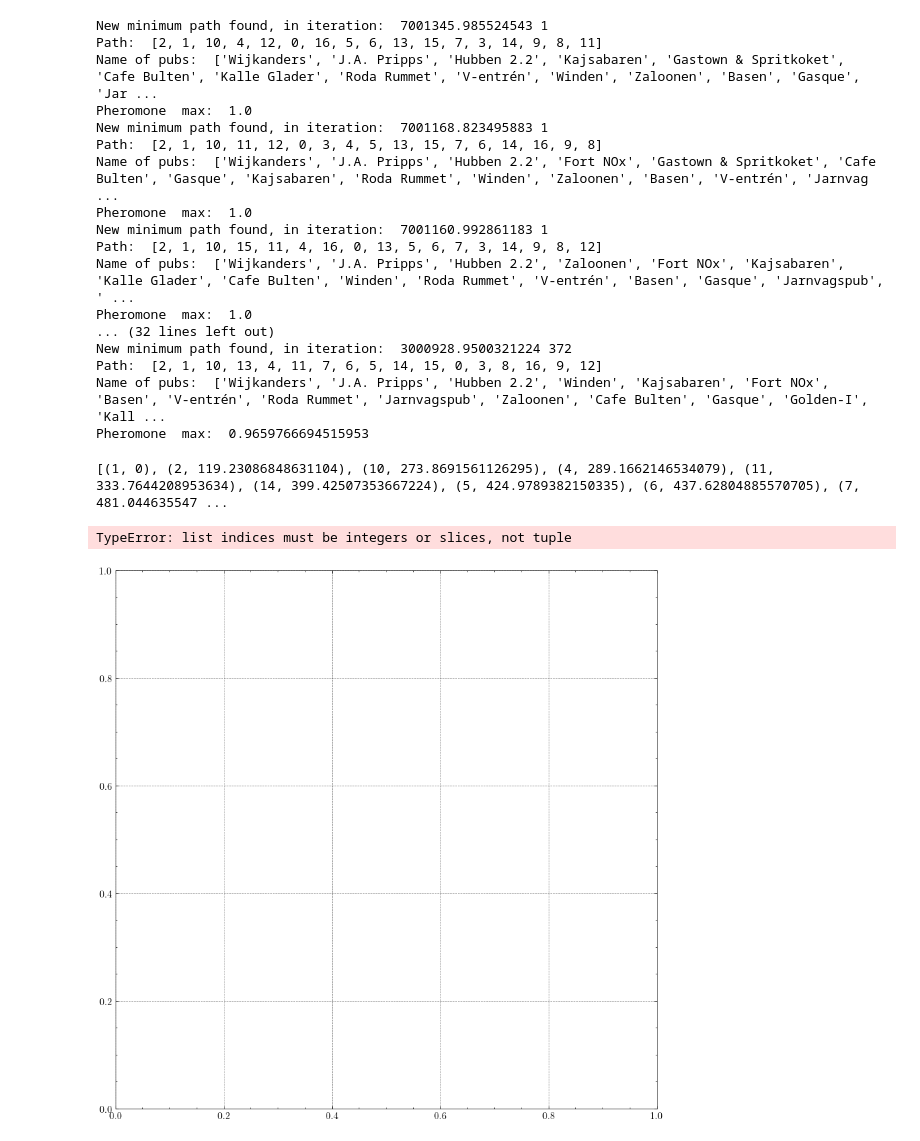
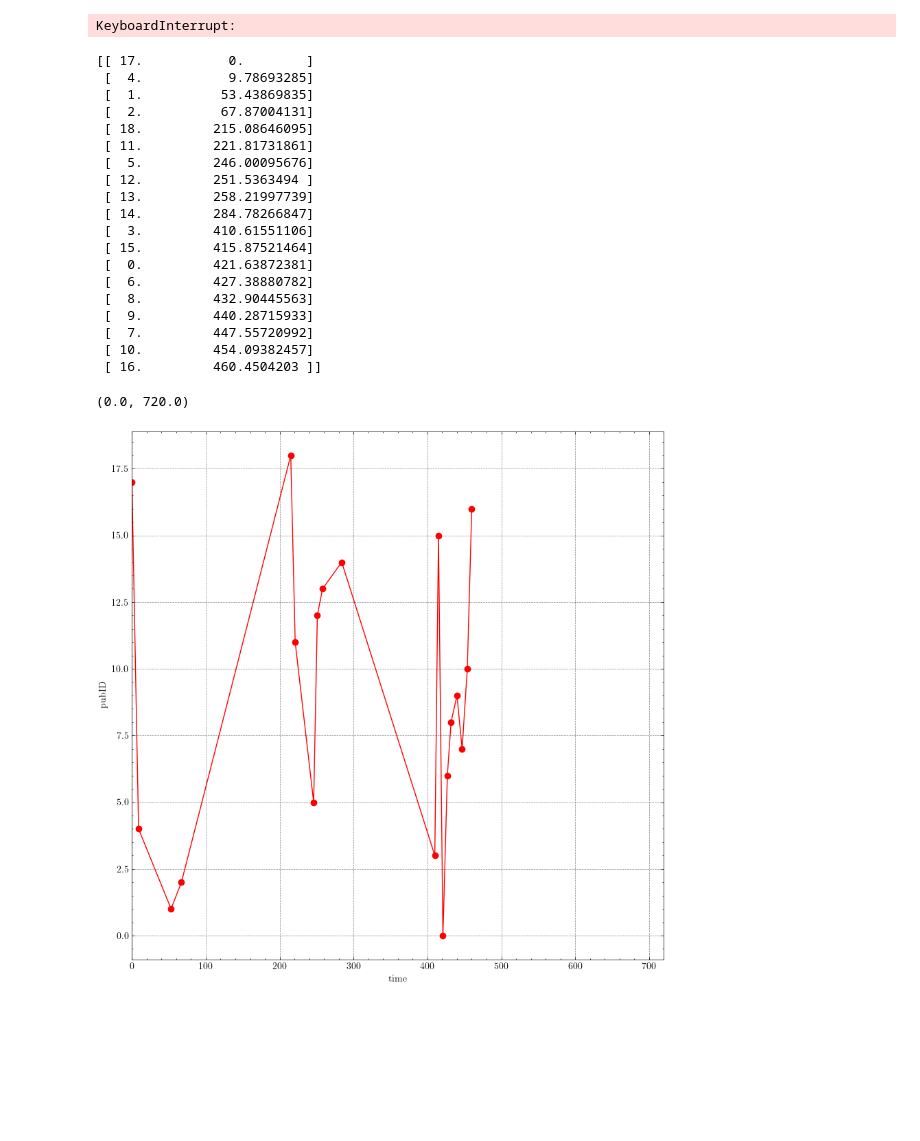
Before and after one commit to FelixWaldschock/Chalmers_FFR120_PubCrawl, a Jupyter notebook: Testing_WithTimeDependence.ipynb, the cells around one changed output. Drawn from its saved outputs; the diff is of its cells as text; code cells hidden in the pictures; blank space fills up the shorter version.

```diff
--- a/Testing_WithTimeDependence.ipynb
+++ b/Testing_WithTimeDependence.ipynb
@@ -16,7 +16,7 @@ import Logger
 tau0 = 1
 alpha = 1
 beta = 3
-rho = 0.0001
+rho = 0.2
 
 # simulation counters
 time = 0
@@ -100,10 +100,12 @@ while(iter < maxIter):
             bestAnt = ant
 
             # inform the user
-            print('New minimum path found, in iteration: ', minimumPathLength, iter)
-            print("Path: ", minimumPath)
-            print("Name of pubs: ", [Pubs[pubID].pubName for pubID in minimumPath])
-            print("Pheromone  max: ", np.max(pheromoneMatrix))
+            # print('New minimum path found, in iteration: ', minimumPathLength, iter)
+            # print("Path: ", minimumPath)
+            # print("Name of pubs: ", [Pubs[pubID].pubName for pubID in minimumPath])
+            # print("Pheromone  min: ", np.min(pheromoneMatrix))
+            # print("Pheromone  max: ", np.max(pheromoneMatrix))
+            # print("Pheromone  mean: ", np.mean(pheromoneMatrix))
 
 
             # log the new minimum path
@@ -138,9 +140,6 @@ while(iter < maxIter):
 
 
         # if path duration < 720 adjust roh value
-        if (pathDuration <= 720):
-            roh = 0.1
-
 
         pathCollection[i,:] = path
         pathLengthCollection[i] = pathLength
@@ -151,37 +150,49 @@ while(iter < maxIter):
     deltaPheromoneMatrix = PCF.getDeltaPheromoneMatrix(pathCollection, pathDurationCollection)
     pheromoneMatrix = PCF.updatePheromoneMatrix(pheromoneMatrix, deltaPheromoneMatrix, rho)
 # %% [output]
-New minimum path found, in iteration:  7001345.985524543 1
-Path:  [2, 1, 10, 4, 12, 0, 16, 5, 6, 13, 15, 7, 3, 14, 9, 8, 11]
-Name of pubs:  ['Wijkanders', 'J.A. Pripps', 'Hubben 2.2', 'Kajsabaren', 'Gastown & Spritkoket', 'Cafe Bulten', 'Kalle Glader', 'Roda Rummet', 'V-entrén', 'Winden', 'Zaloonen', 'Basen', 'Gasque', 'Jar ...
-Pheromone  max:  1.0
-New minimum path found, in iteration:  7001168.823495883 1
-Path:  [2, 1, 10, 11, 12, 0, 3, 4, 5, 13, 15, 7, 6, 14, 16, 9, 8]
-Name of pubs:  ['Wijkanders', 'J.A. Pripps', 'Hubben 2.2', 'Fort NOx', 'Gastown & Spritkoket', 'Cafe Bulten', 'Gasque', 'Kajsabaren', 'Roda Rummet', 'Winden', 'Zaloonen', 'Basen', 'V-entrén', 'Jarnvag ...
-Pheromone  max:  1.0
-New minimum path found, in iteration:  7001160.992861183 1
-Path:  [2, 1, 10, 15, 11, 4, 16, 0, 13, 5, 6, 7, 3, 14, 9, 8, 12]
-Name of pubs:  ['Wijkanders', 'J.A. Pripps', 'Hubben 2.2', 'Zaloonen', 'Fort NOx', 'Kajsabaren', 'Kalle Glader', 'Cafe Bulten', 'Winden', 'Roda Rummet', 'V-entrén', 'Basen', 'Gasque', 'Jarnvagspub', ' ...
-Pheromone  max:  1.0
-... (32 lines left out)
-New minimum path found, in iteration:  3000928.9500321224 372
-Path:  [2, 1, 10, 13, 4, 11, 7, 6, 5, 14, 15, 0, 3, 8, 16, 9, 12]
-Name of pubs:  ['Wijkanders', 'J.A. Pripps', 'Hubben 2.2', 'Winden', 'Kajsabaren', 'Fort NOx', 'Basen', 'V-entrén', 'Roda Rummet', 'Jarnvagspub', 'Zaloonen', 'Cafe Bulten', 'Gasque', 'Golden-I', 'Kall ...
-Pheromone  max:  0.9659766694515953
+KeyboardInterrupt:
 # %%
 # scatter plot to show the trajectory of the best ant over time, x-> time y-> pubID
 fig, ax = plt.subplots(figsize=(10, 10))
 
-print(bestAnt.timedPath)
+bestPath = np.array(bestAnt.timedPath)
 
-x = bestAnt.timedPath[:,0]
-y = bestAnt.timedPath[:,1]
 
-ax.scatter(x, y, s=10, c='r', marker="o")
+x = bestPath[:,1]
+y = bestPath[:,0]
+# convert to integer
+x = x.astype(int)
+y = y.astype(int)
+
+print(bestPath)
+
+
+ax.plot(x, y, c='r', marker="o")
+ax.set_xlabel('time')
+ax.set_ylabel('pubID')
+ax.set_xlim(0, 720)
 # %% [output]
-[(1, 0), (2, 119.23086848631104), (10, 273.8691561126295), (4, 289.1662146534079), (11, 333.7644208953634), (14, 399.42507353667224), (5, 424.9789382150335), (6, 437.62804885570705), (7, 481.044635547 ...
+[[ 17.           0.        ]
+ [  4.           9.78693285]
+ [  1.          53.43869835]
+ [  2.          67.87004131]
+ [ 18.         215.08646095]
+ [ 11.         221.81731861]
+ [  5.         246.00095676]
+ [ 12.         251.5363494 ]
+ [ 13.         258.21997739]
+ [ 14.         284.78266847]
+ [  3.         410.61551106]
+ [ 15.         415.87521464]
+ [  0.         421.63872381]
+ [  6.         427.38880782]
+ [  8.         432.90445563]
+ [  9.         440.28715933]
+ [  7.         447.55720992]
+ [ 10.         454.09382457]
+ [ 16.         460.4504203 ]]
-TypeError: list indices must be integers or slices, not tuple
+(0.0, 720.0)
-[figure, old version]
+[figure, new version]
 # %%
 # inform the user over the best found ant
 print("Best ant: ", bestAnt)
```
Also changed, not shown: parts of 2 cells of this notebook, 9 other files.
